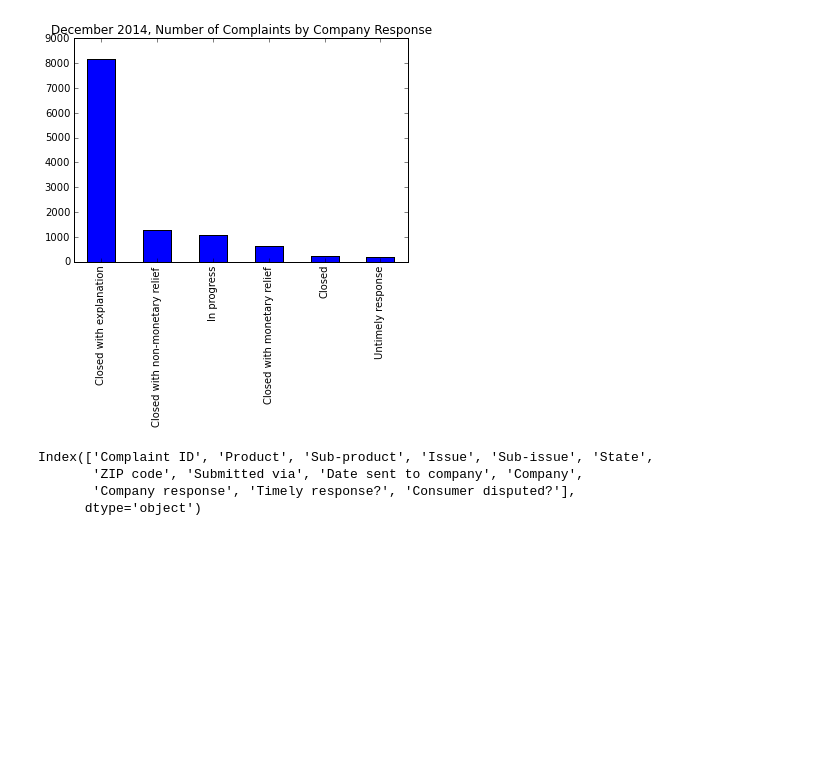
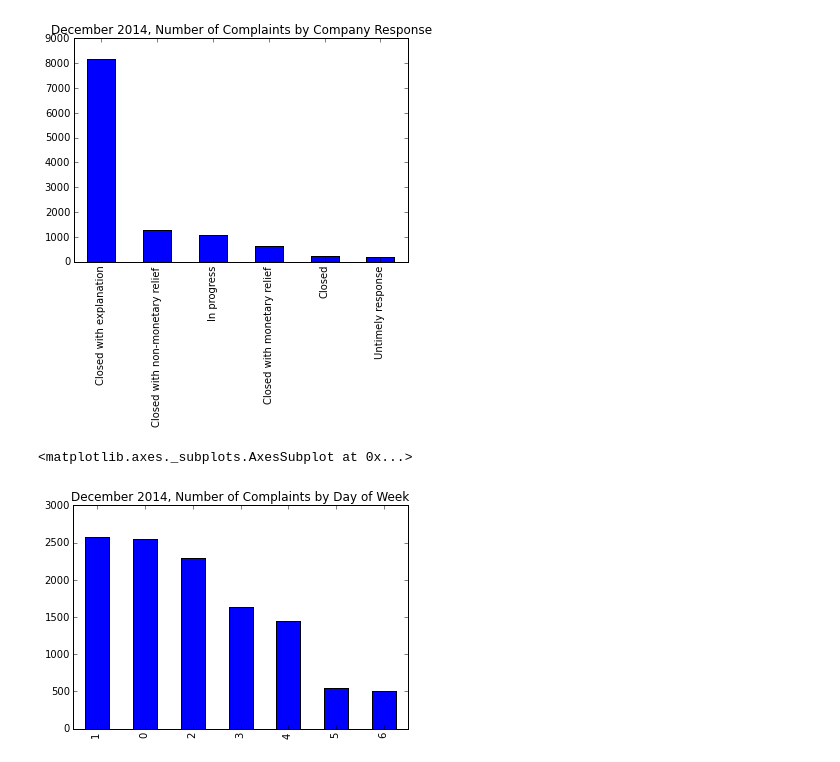
Before and after one commit to ahartz1/consumer-complaints, a Jupyter notebook: consumer-complaints.ipynb, the cells around one changed output. Cells and saved outputs as stored; diff of their text form; code cells hidden in the pictures; blank space fills up the shorter version.

```diff
--- a/consumer-complaints.ipynb
+++ b/consumer-complaints.ipynb
@@ -146,10 +146,3 @@ cdata['Company response'].value_counts().plot(title='December 2014, Number of Co
 plt.show()
 # %% [output]
 [figure]
-# %%
-cdata.columns
-# %% [output]
-Index(['Complaint ID', 'Product', 'Sub-product', 'Issue', 'Sub-issue', 'State',
-       'ZIP code', 'Submitted via', 'Date sent to company', 'Company',
-       'Company response', 'Timely response?', 'Consumer disputed?'],
-      dtype='object')
@@ -155,0 +151,9 @@ Index(['Complaint ID', 'Product', 'Sub-product', 'Issue', 'Sub-issue', 'State',
+# %%
+cdata2 = cdata.copy()
+# %%
+cdata2['weekday'] = cdata2.index.weekday
+# %%
+cdata2.weekday.value_counts().plot(title='December 2014, Number of Complaints by Day of Week', kind='bar')
+# %% [output]
+<matplotlib.axes._subplots.AxesSubplot at 0x...>
+[figure, added]
```
Also changed, not shown: parts of 1 cell of this notebook.
